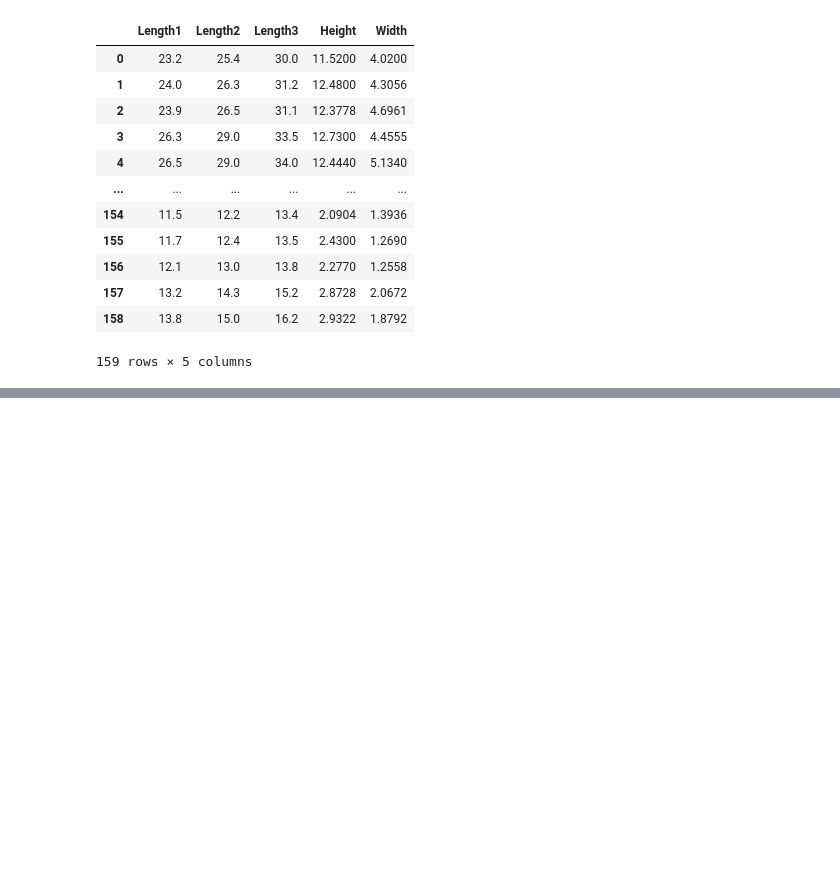
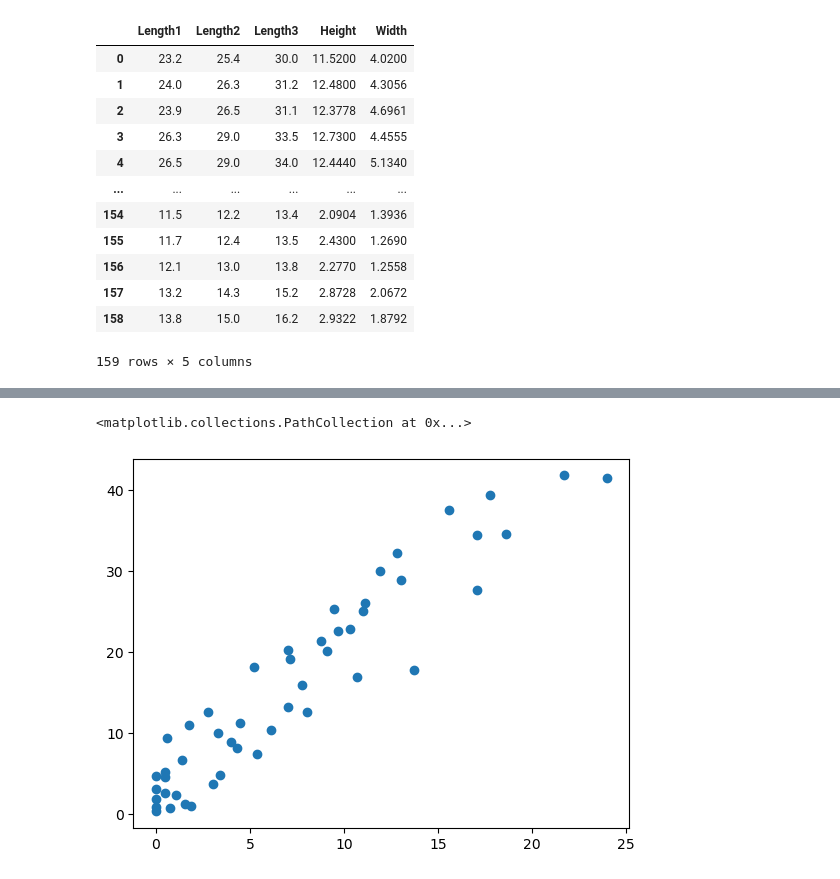
Before and after one commit to prathamshah19102006/PYTHON-II-T-2, a Jupyter notebook: Untitled.ipynb, the cells around one changed output, grey strips where cells are left out. Saved outputs shown, nothing was run; the diff lists cells and outputs as text; code cells hidden in the pictures; blank space fills up the shorter version.

```diff
--- a/Untitled.ipynb
+++ b/Untitled.ipynb
@@ -298,0 +346,5 @@ x
+# %%
+plt.scatter(x=df['Temperature (°C)']*df['Temperature (°C)'],y=df['Ice Cream Sales (units)'])
+# %% [output]
+<matplotlib.collections.PathCollection at 0x...>
+[figure, added]
```
Also changed, not shown: parts of 21 cells of this notebook.
